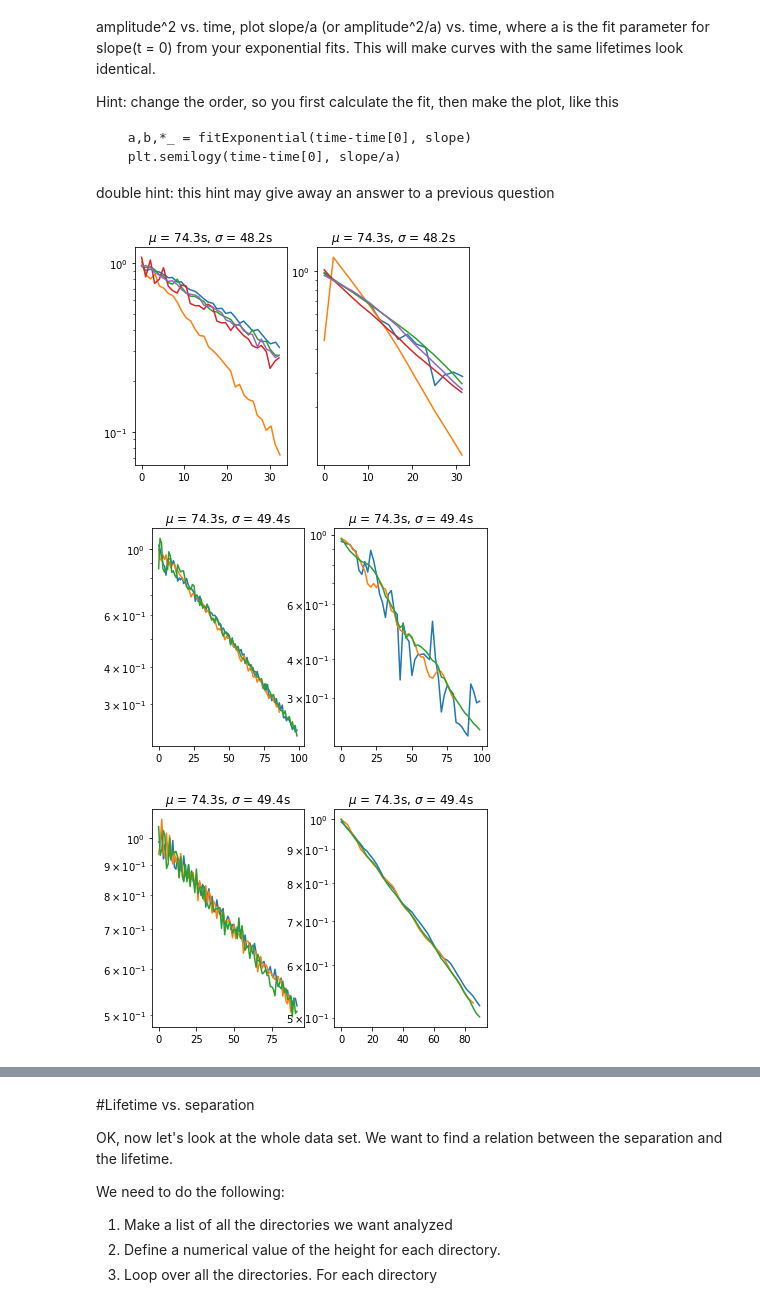
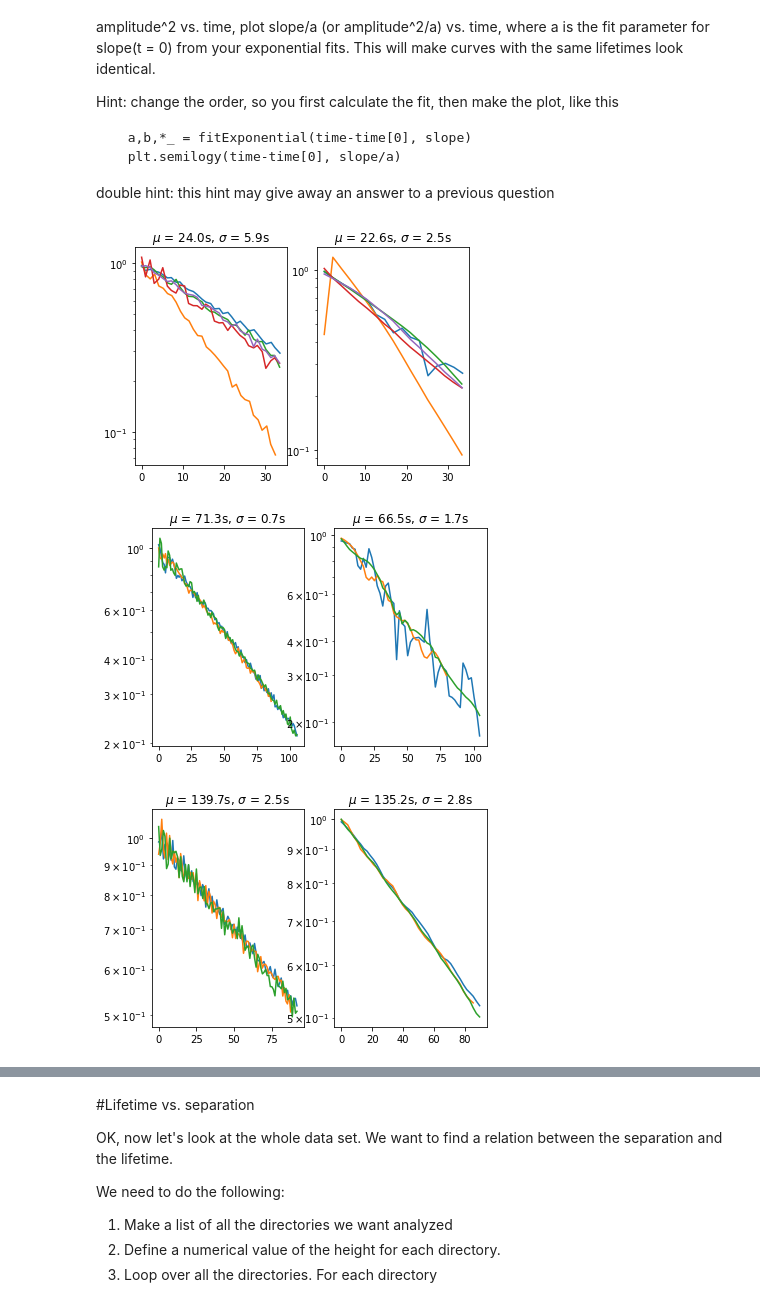
Before and after one commit to NYUExperimentalPhysics1-2021/labanalysis2-GabrJDiz0n, a Jupyter notebook: LabAnalysis2.ipynb, the cells around one changed output, grey strips where cells are left out. Saved outputs shown, nothing was run; the diff lists cells and outputs as text; code cells hidden in the pictures.

```diff
--- a/LabAnalysis2.ipynb
+++ b/LabAnalysis2.ipynb
@@ -232,8 +226,8 @@ The load commands take an optional argument, maxTime that cuts the length of the
 We have to iterate in a slightly different way, so we've written the for loop structure for you - it's your job to fill in the rest
 # %%
 expt_set_dirs =  ["Dizon-Hafner-Lbob-3mm","DizonHafner-Lbob-6mm","Dizon_Hafner-Largebob-9mm"] #replace with your own directory names
-lifetime = [22.0, 65.8, 135.2] #replace with the lifetimes you measured above
-#Used amplitude squared. Plugged in both slope and ampsq measurements ---> ampsq had less standard deviation
+lifetime = [22.8, 70.7, 139.7] #replace with the lifetimes you measured above
+#Used slope measurements
 for i in range(3):
   expt_set_dir = expt_set_dirs[i]
   slope_lifetime = []
@@ -245,7 +239,7 @@ for i in range(3):
     #CODE7: three lines of code that do an exponential fit, semilog plot, and add lifetime to list
     a,b,*_ = fitExponential(time-time[0], slope)
     plt.semilogy(time-time[0], slope)
-    slope_lifetime.append(lifetime)
+    slope_lifetime.append(-1/b)
   #CODE8: two lines of code that calculate mean and standard deviation
   mu =  np.mean(slope_lifetime)
   sigma = np.std(slope_lifetime, ddof=1)
@@ -257,7 +251,7 @@ for i in range(3):
     #CODE9: three lines of code that do an exponential fit, semilog plot, and add lifetime to list
     a,b,*_ = fitExponential(time-time[0], amp**2)
     plt.semilogy(time-time[0], amp**2)
-    ampsq_lifetime.append(lifetime)
+    ampsq_lifetime.append(-1/b)
   #CODE10: two lines of code that calculate mean and standard deviation
   mu =  np.mean(ampsq_lifetime)
   sigma = np.std(ampsq_lifetime, ddof=1)
@@ -286,39 +288,39 @@ Hint: change the order, so you first calculate the fit, then make the plot, like
 double hint: this hint may give away an answer to a previous question
 # %%
 expt_set_dirs =  ["Dizon-Hafner-Lbob-3mm","DizonHafner-Lbob-6mm","Dizon_Hafner-Largebob-9mm"] #replace with your own directory names
-lifetime = [22.0, 65.8, 135.2] #replace with the lifetimes you measured above
+lifetime = [22.8, 70.7, 139.7] #replace with the lifetimes you measured above
 for i in range(3):
   expt_set_dir = expt_set_dirs[i]
   slope_lifetime = []
   ampsq_lifetime = []
   plt.figure()
   plt.subplot(1, 2, 1)
   for file in largeSlope[expt_set_dir]:
     time, slope, number = loadSlopeFile(file, lifetime[i]*1.5)
     #CODE11: three lines of code that do an exponential fit, semilog plot (with slope scaled by 1/a), and add lifetime to list
     a,b,*_ = fitExponential(time-time[0], slope)
     plt.semilogy(time-time[0], slope/a)
-    slope_lifetime.append(lifetime)
+    slope_lifetime.append(-1/b)
   #CODE12: two lines of code that calculate mean and standard deviation
   mu =  np.mean(slope_lifetime)
   sigma = np.std(slope_lifetime, ddof=1)
   plt.title (r'$\mu$ = {:.1f}s, $\sigma$ = {:.1f}s'.format(mu, sigma))
 
   plt.subplot(1, 2, 2)
   for file in largeAmplitude[expt_set_dir]:
     time, amp, number = loadAmpltidueFile(file, lifetime[i]*1.5)
     #CODE12: three lines of code that do an exponential fit, semilog plot (with amplitude squared scaled by 1/a), and add lifetime to list
     a,b,*_ = fitExponential(time-time[0], amp**2)
     plt.semilogy(time-time[0], (amp**2)/a)
-    ampsq_lifetime.append(lifetime)
+    ampsq_lifetime.append(-1/b)
   #CODE13: two lines of code that calculate mean and standard deviation
   mu =  np.mean(ampsq_lifetime)
   sigma = np.std(ampsq_lifetime, ddof=1)
   plt.title (r'$\mu$ = {:.1f}s, $\sigma$ = {:.1f}s'.format(mu, sigma))
 # %% [output]
-[figure, old version]
+[figure, new version]
-[figure, old version]
+[figure, new version]
-[figure, old version]
+[figure, new version]
 # %% [markdown]
 ##Questions - answer below
 
```
Also changed, not shown: parts of 18 cells of this notebook.
